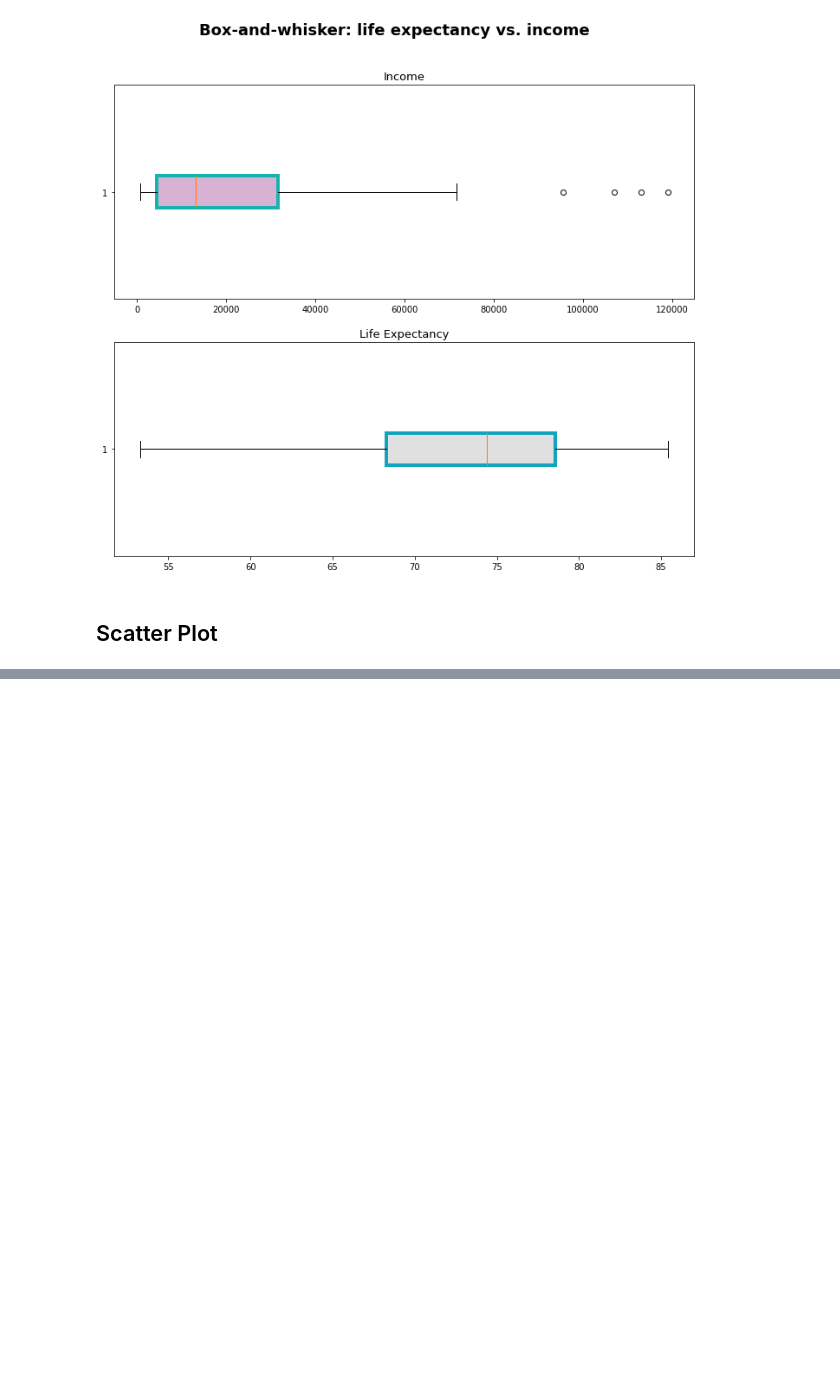
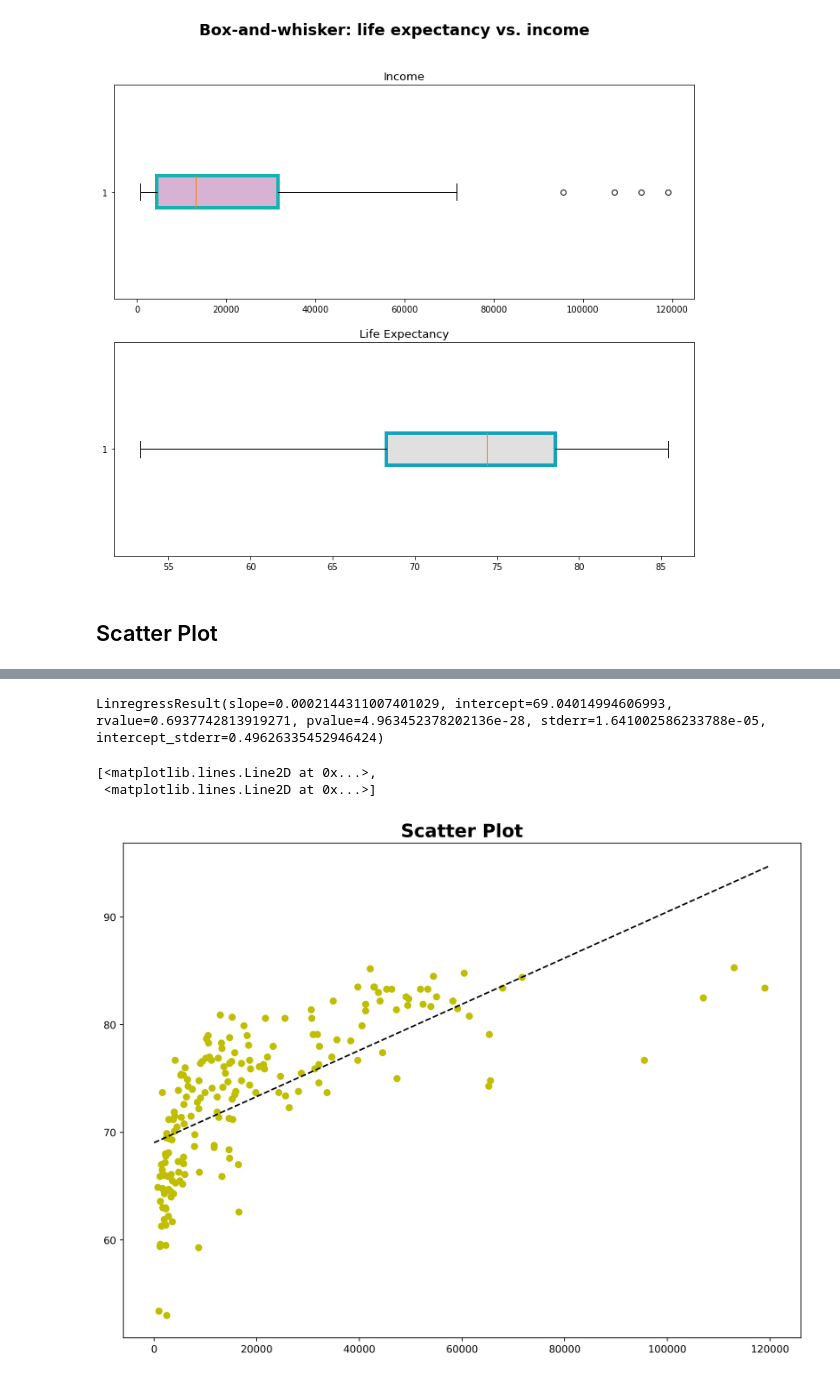
Before and after one commit to BennyWu1210/Data-Management-Project, a Jupyter notebook: Life-Expectancy-Analysis.ipynb, the cells around one changed output, grey strips where cells are left out. Drawn from its saved outputs; the diff is of its cells as text; code cells hidden in the pictures; blank space fills up the shorter version.

```diff
--- a/Life-Expectancy-Analysis.ipynb
+++ b/Life-Expectancy-Analysis.ipynb
@@ -152,0 +168,31 @@ plt.show()
+# %%
+from scipy.stats import linregress
+
+ind = 0
+while ind < len(income_data):
+    if math.isnan(life_expectancy_data[ind]):
+        income_data.pop(ind)
+        life_expectancy_data.pop(ind)
+    else:
+        ind +=  1
+
+
+regress_data = linregress(income_data, life_expectancy_data)
+regress_data
+# %% [output]
+LinregressResult(slope=0.0002144311007401029, intercept=69.04014994606993, rvalue=0.6937742813919271, pvalue=4.963452378202136e-28, stderr=1.641002586233788e-05, intercept_stderr=0.49626335452946424)
+# %%
+plt.figure(figsize=(12, 9), dpi=400)
+plt.title("Scatter Plot", fontdict={'fontsize': 18, 'fontweight': 'bold'})
+colors = np.random.rand(len(income_data))
+
+coef = np.polyfit(income_data, life_expectancy_data, 1)
+poly1d_fn = np.poly1d(coef)
+
+x = np.linspace(0,120000,1000)
+y = regress_data.slope*x+regress_data.intercept
+plt.plot(income_data, life_expectancy_data, 'yo', x, y, '--k')
+# %% [output]
+[<matplotlib.lines.Line2D at 0x...>,
+ <matplotlib.lines.Line2D at 0x...>]
+[figure, added]
```
Also changed, not shown: parts of 2 cells of this notebook.
